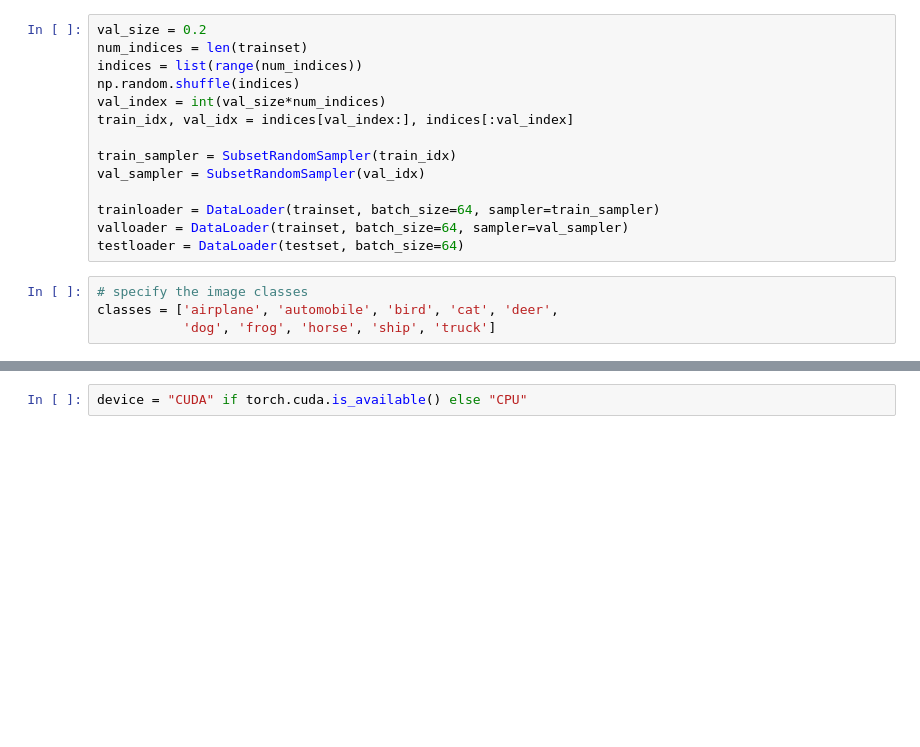
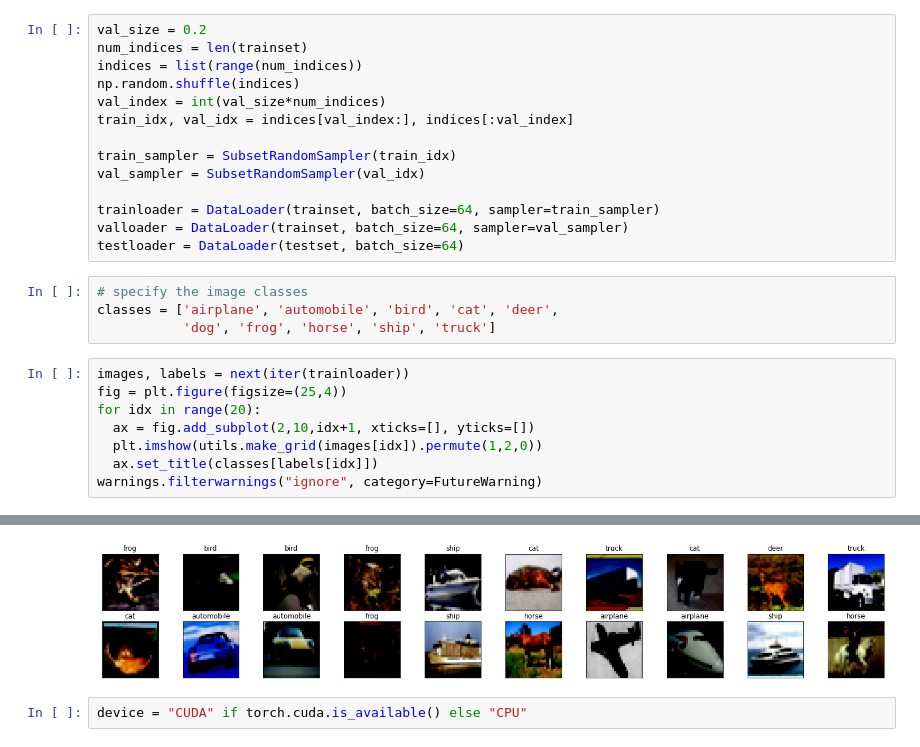
Before and after one commit to faranak5171/Basic-Deep-Learning, a Jupyter notebook: Cifar10_CNN.ipynb, the cells around one changed output, grey strips where cells are left out. Drawn from its saved outputs; the diff is of its cells as text; blank space fills up the shorter version.

Commit message:
Visualize a batch of training data

```diff
--- a/Cifar10_CNN.ipynb
+++ b/Cifar10_CNN.ipynb
@@ -35,3 +36,12 @@ testloader = DataLoader(testset, batch_size=64)
 # specify the image classes
 classes = ['airplane', 'automobile', 'bird', 'cat', 'deer',
            'dog', 'frog', 'horse', 'ship', 'truck']
+# %%
+images, labels = next(iter(trainloader))
+fig = plt.figure(figsize=(25,4))
+for idx in range(20):
+  ax = fig.add_subplot(2,10,idx+1, xticks=[], yticks=[])
+  plt.imshow(utils.make_grid(images[idx]).permute(1,2,0))
+  ax.set_title(classes[labels[idx]])
+warnings.filterwarnings("ignore", category=FutureWarning)
+# %% [output]
@@ -38,3 +68,4 @@ classes = ['airplane', 'automobile', 'bird', 'cat', 'deer',
+[figure, added]
 # %%
 device = "CUDA" if torch.cuda.is_available() else "CPU"
 # %% [output]
```
Also changed, not shown: parts of 2 cells of this notebook.
